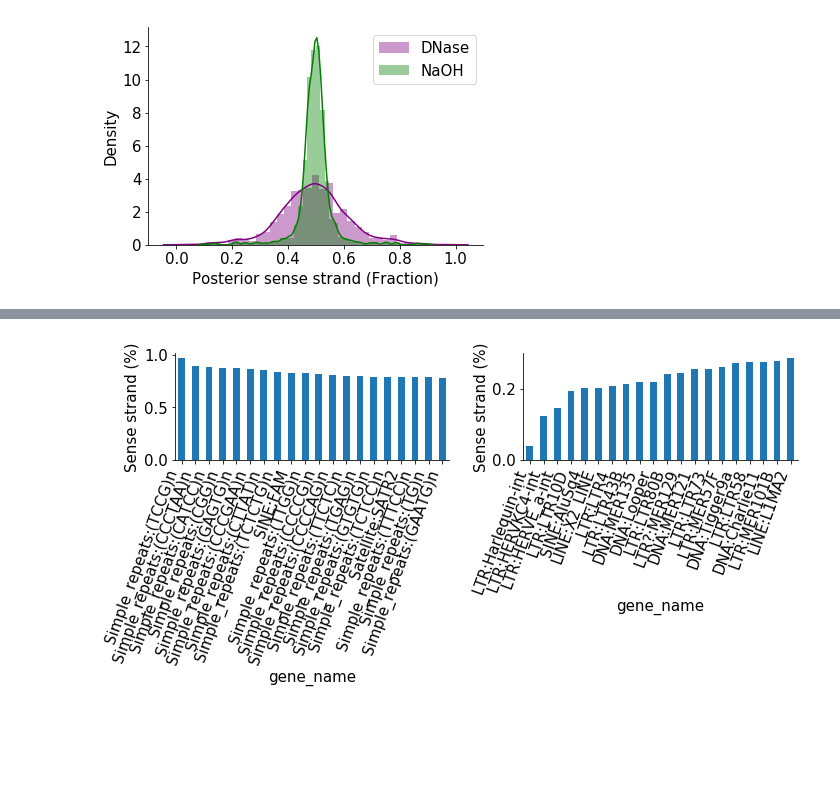
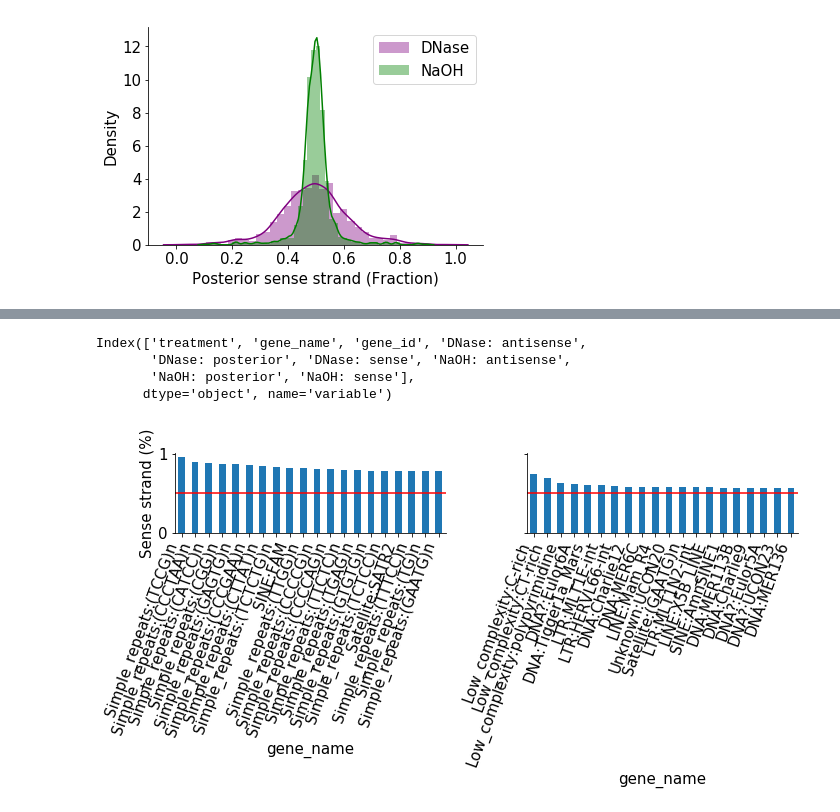
Before and after one commit to wckdouglas/cfNA, a Jupyter notebook: plots/plot_repeats.ipynb, the cells around one changed output, grey strips where cells are left out. Drawn from its saved outputs; the diff is of its cells as text; code cells hidden in the pictures; blank space fills up the shorter version.

```diff
--- a/plots/plot_repeats.ipynb
+++ b/plots/plot_repeats.ipynb
@@ -155,35 +155,44 @@ posterior_df.head()
 | 2 | DNase | DNA:Arthur1B | hAT-Tip100 | 53 | 0.544599 | 65 | 0 | ... |
 | 3 | DNase | DNA:Arthur1C | hAT-Tip100 | 14 | 0.483466 | 13 | 0 | ... |
 | 4 | DNase | DNA:BLACKJACK | hAT-Blackjack | 56 | 0.502697 | 57 | 0 | ... |
+# %%
+posterior_df.columns
+# %% [output]
+Index(['treatment', 'gene_name', 'gene_id', 'DNase: antisense',
+       'DNase: posterior', 'DNase: sense', 'NaOH: antisense',
+       'NaOH: posterior', 'NaOH: sense'],
+      dtype='object', name='variable')
 # %%
 fig = plt.figure(figsize= (10,5))
 
 top_n = 20
 
 ax = fig.add_subplot(121)
 posterior_df\
-    .nlargest(top_n, 'posterior')\
+    .nlargest(top_n, 'DNase: posterior')\
     .set_index('gene_name')\
-    .filter(['posterior'])\
+    .filter(['DNase: posterior'])\
     .plot.bar(ax=ax)
 ax.set_ylabel('Sense strand (%)')
 ax.legend().set_visible(False)
 ax.set_xticklabels(ax.get_xticklabels(), rotation = 70, ha='right')
+ax.hlines(y = 0.5, xmin=-1, xmax=top_n+1, color='red')
 
 
-
-ax = fig.add_subplot(122)
+ax = fig.add_subplot(122, sharey=ax)
 posterior_df\
     .pipe(lambda d: d[~d.gene_name.str.contains('Simple')])\
-    .nsmallest(top_n, 'posterior')\
+    .nlargest(top_n, 'NaOH: posterior')\
     .set_index('gene_name')\
-    .filter(['posterior'])\
+    .filter(['NaOH: posterior'])\
     .plot.bar(ax=ax)
 ax.set_ylabel('Sense strand (%)')
 ax.legend().set_visible(False)
 ax.set_xticklabels(ax.get_xticklabels(), rotation = 70, ha='right')
+ax.hlines(y = 0.5, xmin=-1, xmax=top_n+1, color='red')
+
 fig.tight_layout()
 sns.despine()
 # %% [output]
-[figure, old version]
+[figure, new version]
 # %%
```
Also changed, not shown: parts of 8 cells of this notebook, 6 other files.
